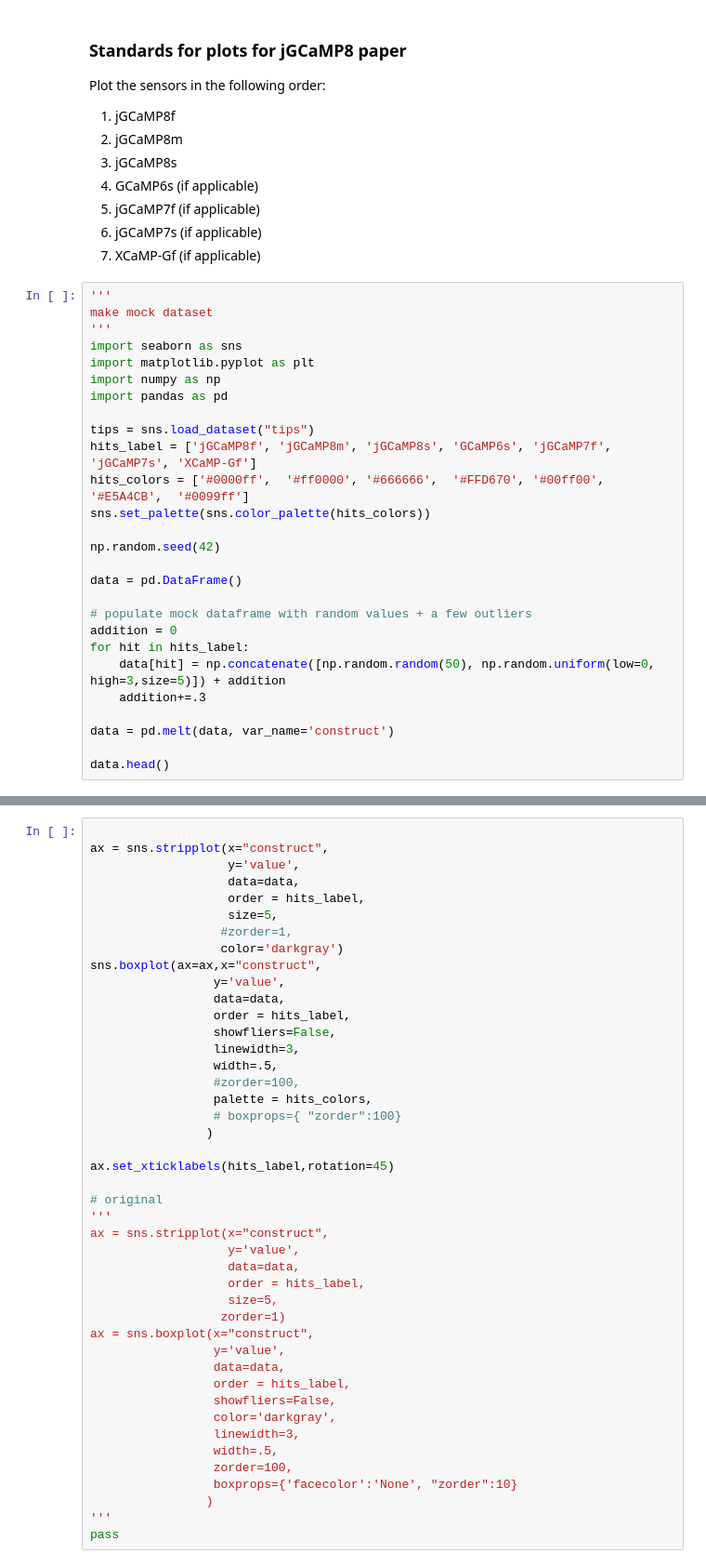
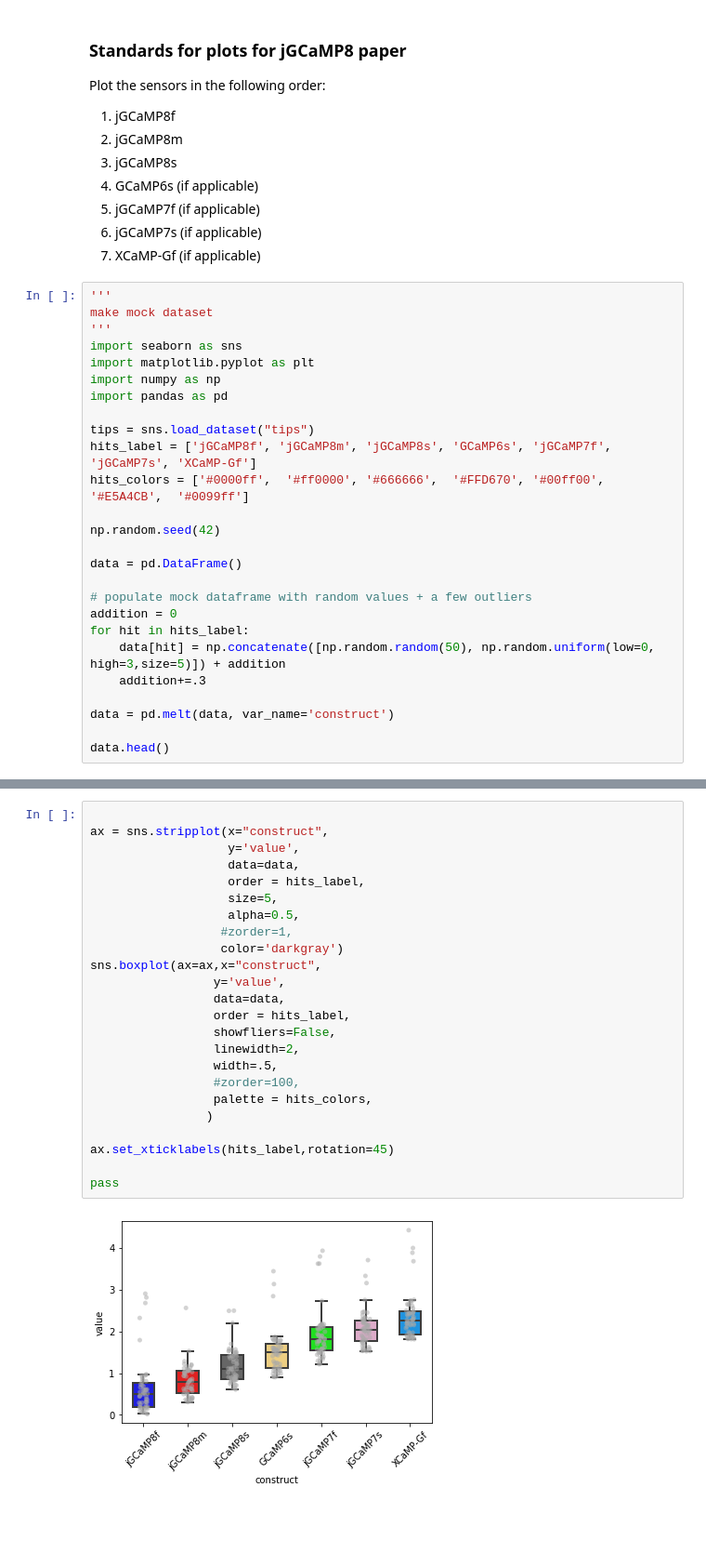
Before and after one commit to ilyakolb/jGCaMP8-neuron-culture-screen, a Jupyter notebook: plotting-standards.ipynb, the cells around one changed output, grey strips where cells are left out. Shown at 93% size. Drawn from its saved outputs; the diff is of its cells as text; blank space fills up the shorter version.

Commit message:
new plotting standards

```diff
--- a/plotting-standards.ipynb
+++ b/plotting-standards.ipynb
@@ -21,7 +22,6 @@ import pandas as pd
 tips = sns.load_dataset("tips")
 hits_label = ['jGCaMP8f', 'jGCaMP8m', 'jGCaMP8s', 'GCaMP6s', 'jGCaMP7f', 'jGCaMP7s', 'XCaMP-Gf']
 hits_colors = ['#0000ff',  '#ff0000', '#666666',  '#FFD670', '#00ff00',  '#E5A4CB',  '#0099ff']
-sns.set_palette(sns.color_palette(hits_colors))
 
 np.random.seed(42)
 
@@ -43,44 +50,26 @@ Combination of stripplot and boxplot, showing all points
 # %%
 
 ax = sns.stripplot(x="construct",
                    y='value',
                    data=data,
                    order = hits_label,
                    size=5,
+                   alpha=0.5,
                   #zorder=1,
                   color='darkgray')
 sns.boxplot(ax=ax,x="construct",
                  y='value',
                  data=data,
                  order = hits_label,
                  showfliers=False,
-                 linewidth=3,
+                 linewidth=2,
                  width=.5,
                  #zorder=100,
                  palette = hits_colors,
-                 # boxprops={ "zorder":100}
                 )
 
 ax.set_xticklabels(hits_label,rotation=45)
 
-# original
-'''
-ax = sns.stripplot(x="construct",
-                   y='value',
-                   data=data,
-                   order = hits_label,
-                   size=5,
-                  zorder=1)
-ax = sns.boxplot(x="construct",
-                 y='value',
-                 data=data,
-                 order = hits_label,
-                 showfliers=False,
-                 color='darkgray',
-                 linewidth=3,
-                 width=.5,
-                 zorder=100,
-                 boxprops={'facecolor':'None', "zorder":10}
-                )
-'''
 pass
+# %% [output]
+[figure, added]
```
Also changed, not shown: parts of 7 cells of this notebook, 1 other file.
